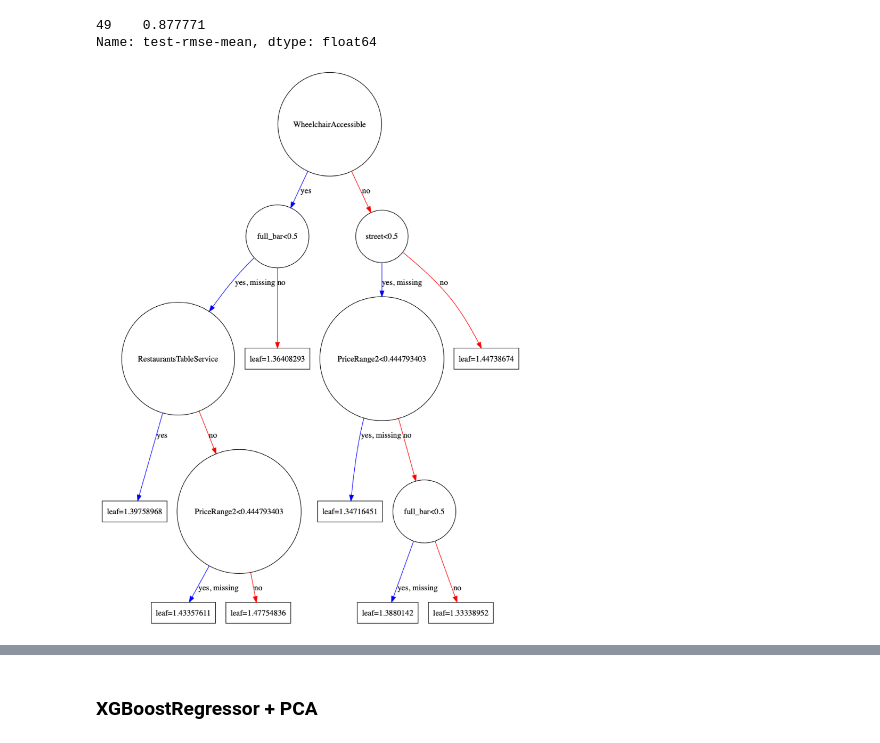
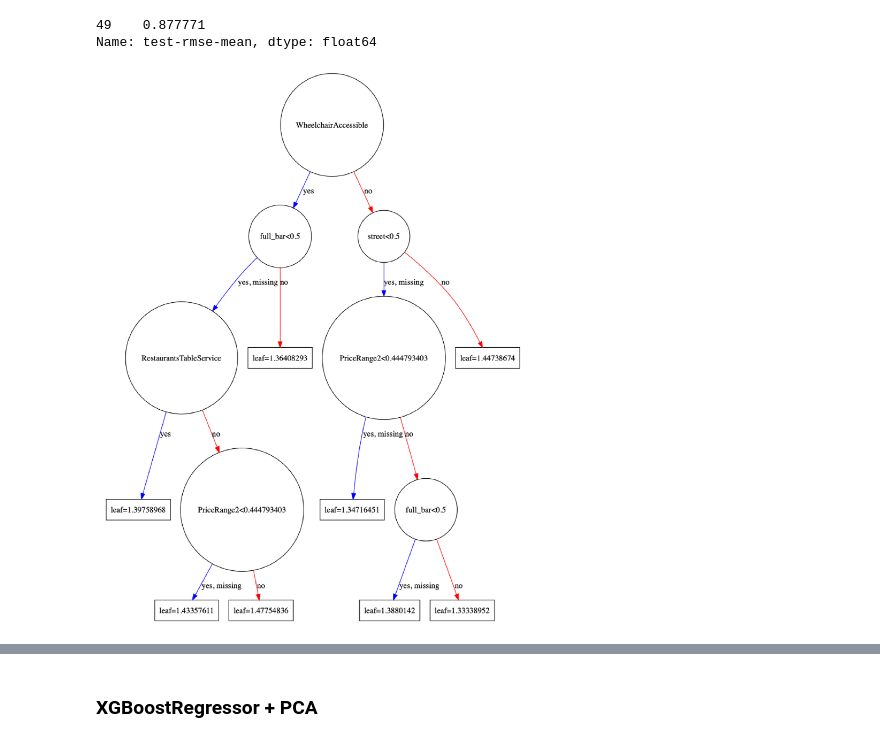
Before and after one commit to Coldsp33d/Yelp-Challenge-2018, a Jupyter notebook: ensemble_models.ipynb, the cells around one changed output, grey strips where cells are left out. Drawn from its saved outputs; the diff is of its cells as text; code cells hidden in the pictures.

Commit message:
Fix plot dimensions

```diff
--- a/ensemble_models.ipynb
+++ b/ensemble_models.ipynb
@@ -265,12 +270,11 @@ cv_results["test-rmse-mean"].tail(1) # Best RMSE
 Name: test-rmse-mean, dtype: float64
 # %%
 # Plotting XGBoost model Trees.
-import matplotlib.pyplot as plt
-
 xg_reg = xgb.train(params=params, dtrain=data_dmatrix, num_boost_round=10)
 
 xgb.plot_tree(xg_reg,num_trees=0)
+plt.rcParams["figure.figsize"] = (50, 50)
 plt.axis('scaled')
 plt.show()
 # %% [output]
-[figure, old version]
+[figure, new version]
```
Also changed, not shown: parts of 6 cells of this notebook.
